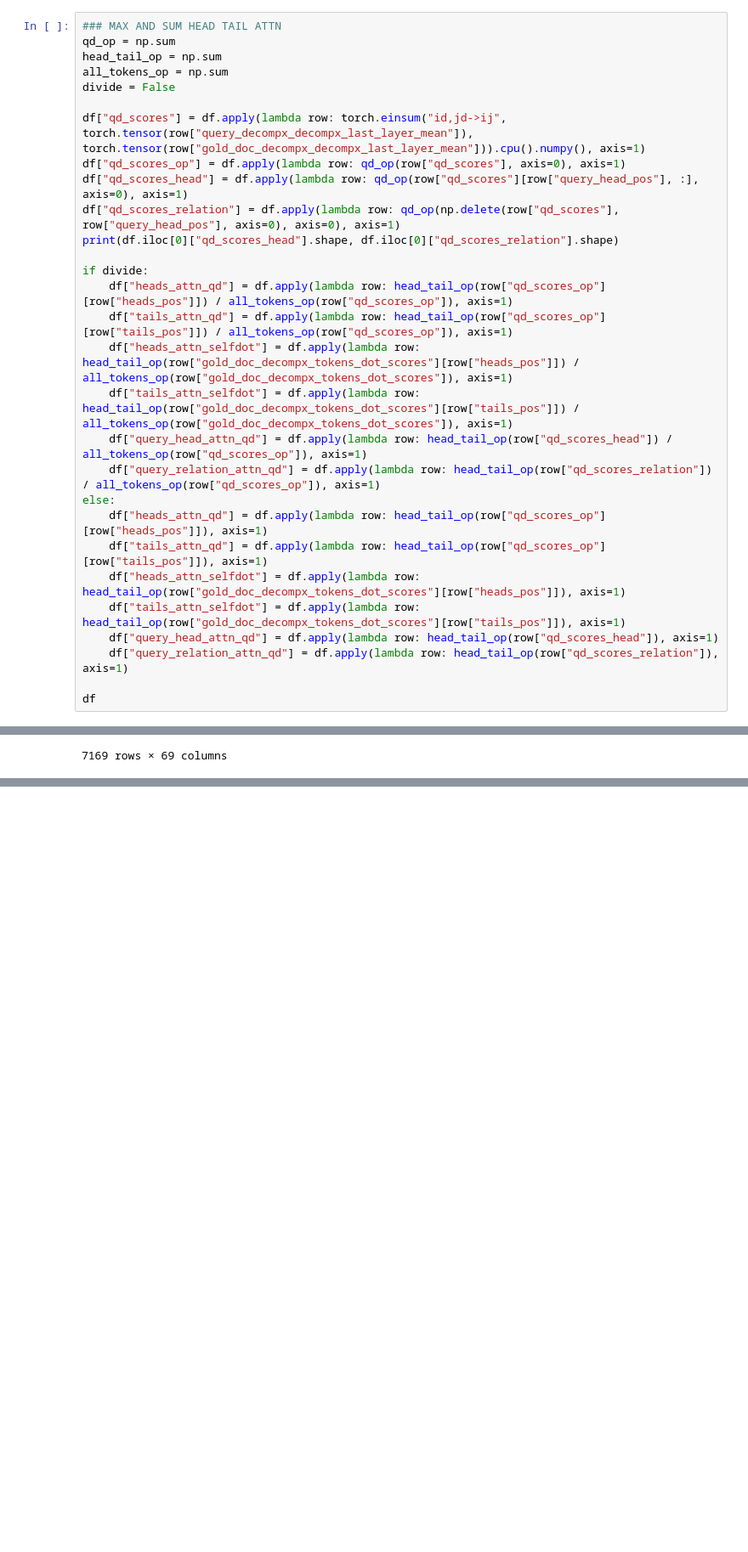
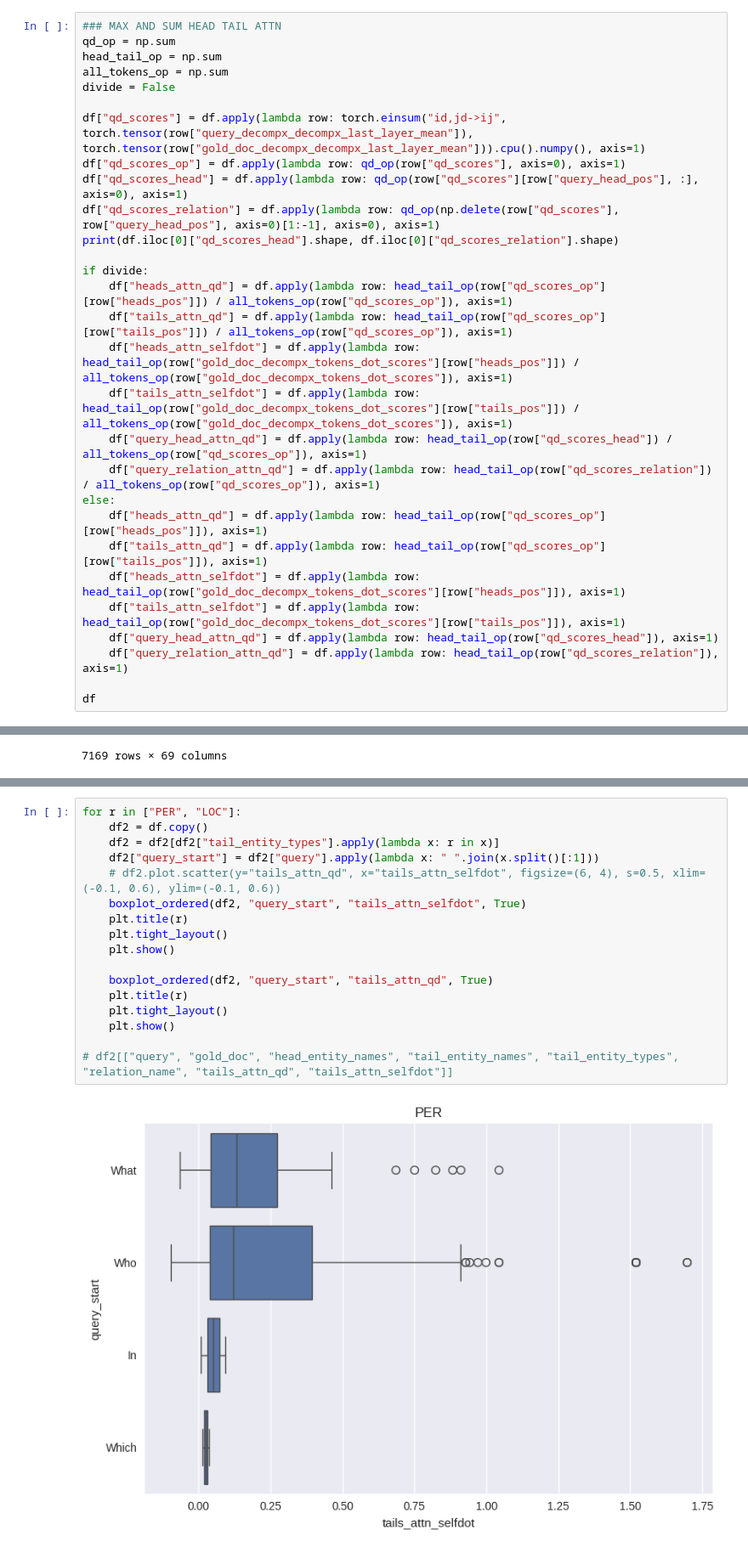
Before and after one commit to mohsenfayyaz/ColDeR, a Jupyter notebook: src/notebooks/Analysis.ipynb, the cells around one changed output, grey strips where cells are left out. Shown at 85% size. Cells and saved outputs as stored; diff of their text form; blank space fills up the shorter version.

```diff
--- a/src/notebooks/Analysis.ipynb
+++ b/src/notebooks/Analysis.ipynb
@@ -505,7 +500,7 @@ divide = False
 df["qd_scores"] = df.apply(lambda row: torch.einsum("id,jd->ij", torch.tensor(row["query_decompx_decompx_last_layer_mean"]), torch.tensor(row["gold_doc_decompx_decompx_last_layer_mean"])).cpu().numpy(), axis=1)
 df["qd_scores_op"] = df.apply(lambda row: qd_op(row["qd_scores"], axis=0), axis=1)
 df["qd_scores_head"] = df.apply(lambda row: qd_op(row["qd_scores"][row["query_head_pos"], :], axis=0), axis=1)
-df["qd_scores_relation"] = df.apply(lambda row: qd_op(np.delete(row["qd_scores"], row["query_head_pos"], axis=0), axis=0), axis=1)
+df["qd_scores_relation"] = df.apply(lambda row: qd_op(np.delete(row["qd_scores"], row["query_head_pos"], axis=0)[1:-1], axis=0), axis=1)
 print(df.iloc[0]["qd_scores_head"].shape, df.iloc[0]["qd_scores_relation"].shape)
 
 if divide:
@@ -599,0 +602,19 @@ PearsonRResult(statistic=np.float64(0.14172825559933583), pvalue=np.float64(8.46
+# %%
+for r in ["PER", "LOC"]:
+    df2 = df.copy()
+    df2 = df2[df2["tail_entity_types"].apply(lambda x: r in x)]
+    df2["query_start"] = df2["query"].apply(lambda x: " ".join(x.split()[:1]))
+    # df2.plot.scatter(y="tails_attn_qd", x="tails_attn_selfdot", figsize=(6, 4), s=0.5, xlim=(-0.1, 0.6), ylim=(-0.1, 0.6))
+    boxplot_ordered(df2, "query_start", "tails_attn_selfdot", True)
+    plt.title(r)
+    plt.tight_layout()
+    plt.show()
+
+    boxplot_ordered(df2, "query_start", "tails_attn_qd", True)
+    plt.title(r)
+    plt.tight_layout()
+    plt.show()
+
+# df2[["query", "gold_doc", "head_entity_names", "tail_entity_names", "tail_entity_types", "relation_name", "tails_attn_qd", "tails_attn_selfdot"]]
+# %% [output]
+[figure, added]
```
Also changed, not shown: parts of 12 cells of this notebook, 3 other files.
